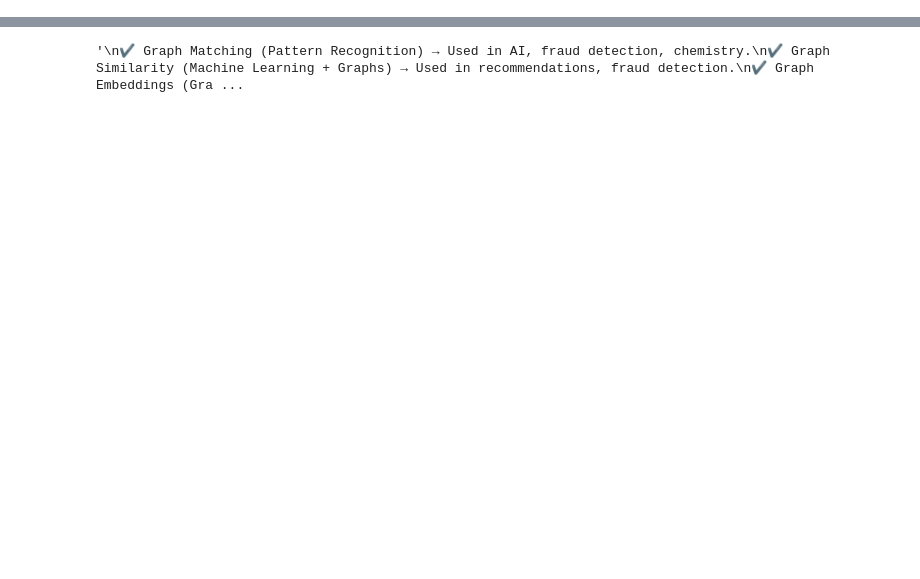
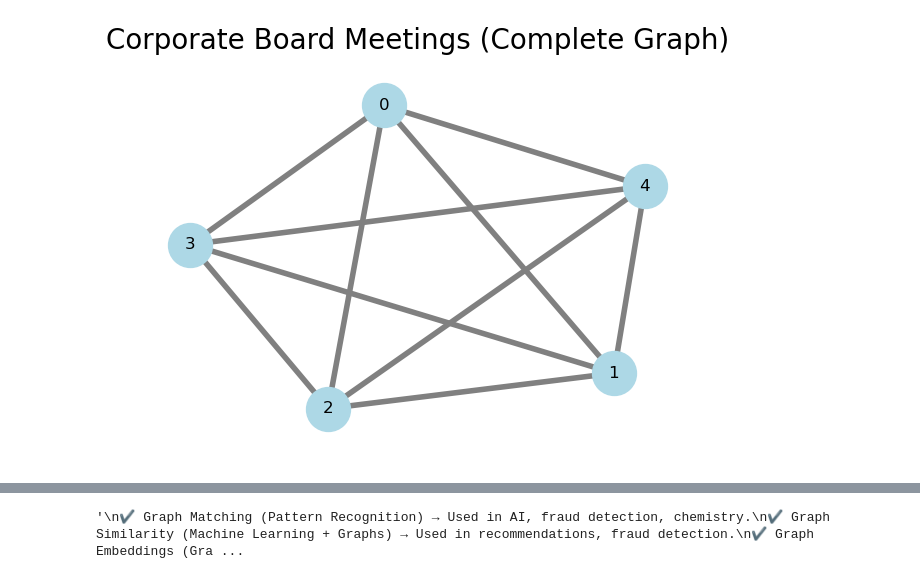
Before and after one commit to XinYangMTSU/XinYangMTSU.github.io, a Jupyter notebook: 3080/Demo/graphDemo.ipynb, the cells around one changed output, grey strips where cells are left out. Drawn from its saved outputs; the diff is of its cells as text; code cells hidden in the pictures; blank space fills up the shorter version.

```diff
--- a/3080/Demo/graphDemo.ipynb
+++ b/3080/Demo/graphDemo.ipynb
@@ -4,0 +55,22 @@
+# %%
+# ========================================================
+# 2. Model a Complete Graph
+# ========================================================
+
+# Create a complete graph with 5 board members
+n = 5
+G = nx.complete_graph(n) #create a complete graph with n nodes
+
+# Fix the node positions using a random seed
+pos = nx.spring_layout(G, seed=42)  # Ensures consistent layout
+
+# Draw the complete graph
+plt.figure(figsize=(6,4)) # Creates a rectangular 6-inch wide, 4-inch tall figure
+nx.draw(G, pos, with_labels=True, node_size=1000, node_color="lightblue",
+        edge_color="gray", width=4, font_size=12)
+# Add margins to prevent nodes from being cut off
+plt.margins(0.1)  # Increase margins by 10%
+plt.title("Corporate Board Meetings (Complete Graph)", fontsize=20)
+plt.show()
+# %% [output]
+[figure, added]
```
Also changed, not shown: parts of 15 cells of this notebook, 1 other file.
